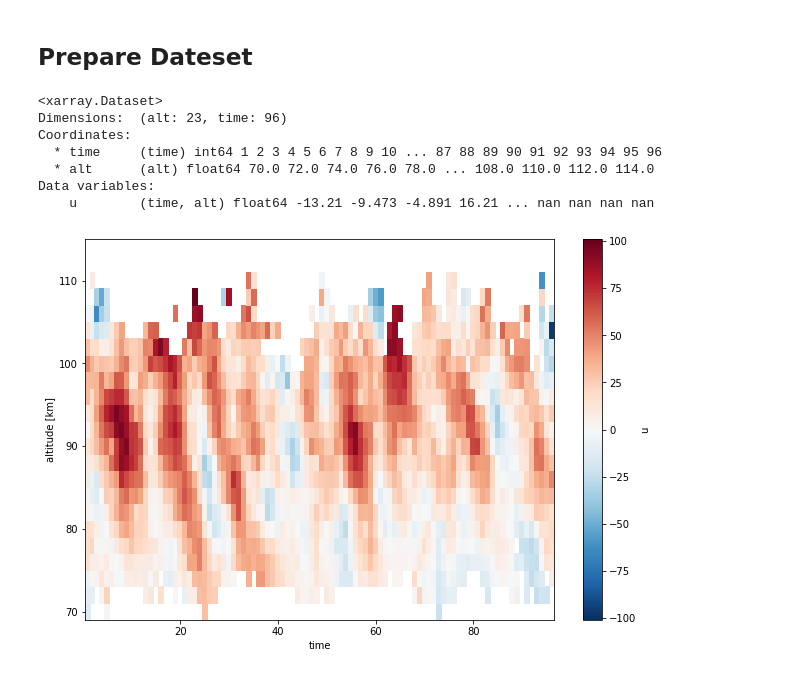
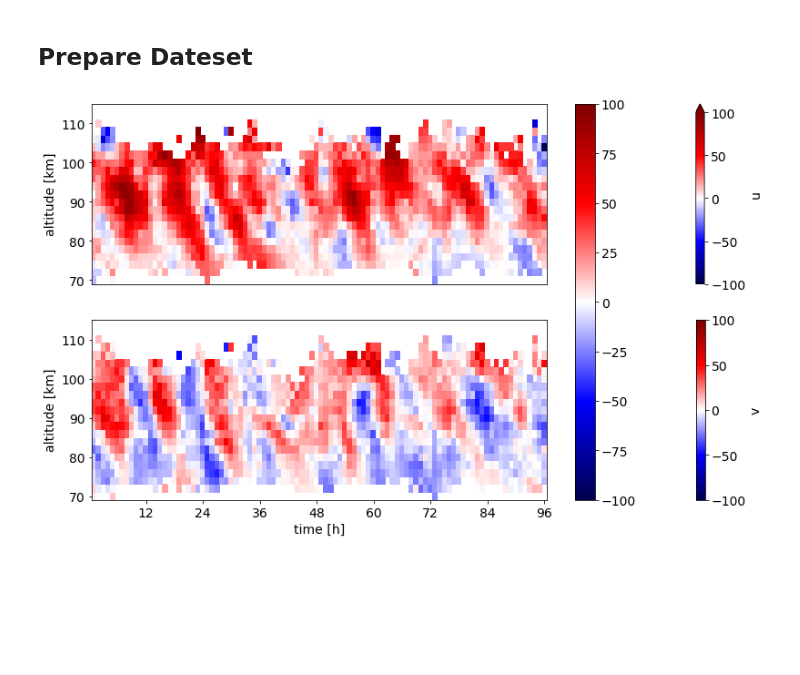
Before and after one commit to VACILT/MA_visualization, a Jupyter notebook: code/longer_timeseries.ipynb, the cells around one changed output. Saved outputs shown, nothing was run; the diff lists cells and outputs as text; code cells hidden in the pictures; blank space fills up the shorter version.

```diff
--- a/code/longer_timeseries.ipynb
+++ b/code/longer_timeseries.ipynb
@@ -33,16 +34,18 @@ def fix_dataset(i):
     return ds_wind
 # %%
-array=xr.merge([fix_dataset(0)['u'], fix_dataset(1)['u'], fix_dataset(2)['u'], fix_dataset(3)['u']], compat='no_conflicts', join='outer')
-array
+array_u=xr.merge([fix_dataset(0)['u'], fix_dataset(1)['u'], fix_dataset(2)['u'], fix_dataset(3)['u']], compat='no_conflicts', join='outer')
+array_v=xr.merge([fix_dataset(0)['v'], fix_dataset(1)['v'], fix_dataset(2)['v'], fix_dataset(3)['v']], compat='no_conflicts', join='outer')
-# %% [output]
-<xarray.Dataset>
-Dimensions:  (alt: 23, time: 96)
-Coordinates:
-  * time     (time) int64 1 2 3 4 5 6 7 8 9 10 ... 87 88 89 90 91 92 93 94 95 96
-  * alt      (alt) float64 70.0 72.0 74.0 76.0 78.0 ... 108.0 110.0 112.0 114.0
-Data variables:
-    u        (time, alt) float64 -13.21 -9.473 -4.891 16.21 ... nan nan nan nan
-# %%
-plot=array['u'].plot(x='time', size=7)
-# %% [output]
-[figure, removed]
+# %%
+kwargs=dict(vmin=-100, vmax=100, cmap='seismic')
+plt.rcParams.update({'font.size': 14})
+f, ax = plt.subplots(ncols=1, nrows=2, figsize=(14, 8))
+plt.xticks(np.arange(0,108,12)) # no x ticks on top plot
+top=array_u['u'].plot.pcolormesh(x='time', ax=ax[0], **kwargs)
+ax[0].get_xaxis().set_visible(False) #hide top axes
+bottom=array_v['v'].plot.pcolormesh(x='time', ax=ax[1], **kwargs)
+
+f.colorbar(top, ax=ax.ravel().tolist())
+plt.show()
+plt.close()
+# %% [output]
+[figure, added]
```
Also changed, not shown: parts of 1 cell of this notebook, 3 other files.
